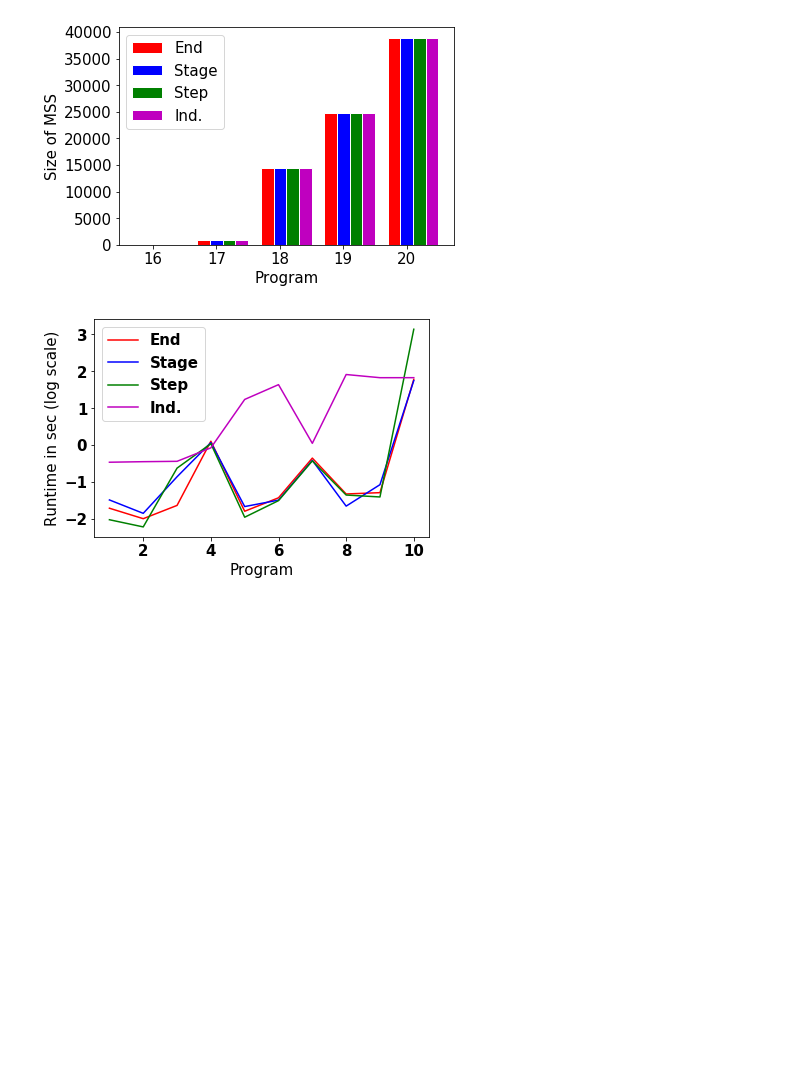
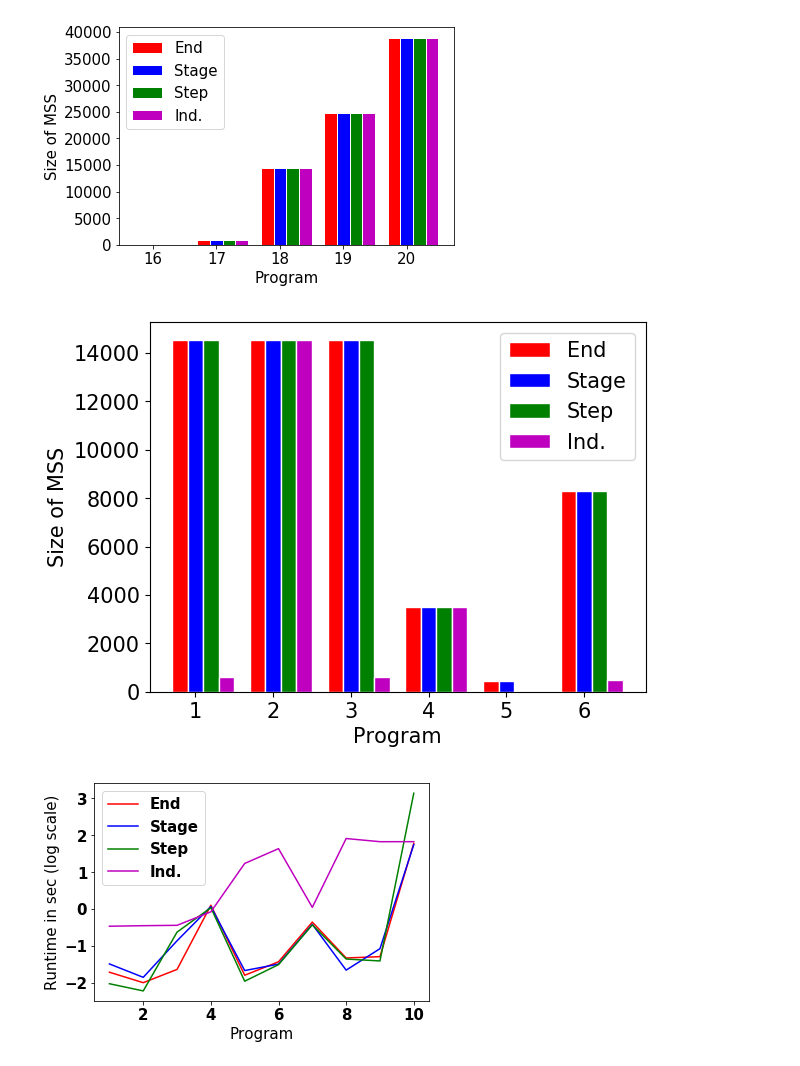
Before and after one commit to amirgilad/On-Multiple-Semantics-for-Declarative-Database-Repairs, a Jupyter notebook: Experiments/draw_graphs.ipynb, the cells around one changed output. Cells and saved outputs as stored; diff of their text form; code cells hidden in the pictures; blank space fills up the shorter version.

```diff
--- a/Experiments/draw_graphs.ipynb
+++ b/Experiments/draw_graphs.ipynb
@@ -57,6 +57,10 @@ draw_size_chart("C:\\Users\\user\\git\\causal-rules\\Experiments\\size_experimen
 draw_size_chart("C:\\Users\\user\\git\\causal-rules\\Experiments\\size_experiments_num_rules_programs.csv", start_prog=15)
 # %% [output]
 [figure]
+# %%
+draw_size_chart("C:\\Users\\user\\git\\causal-rules\\Experiments\\tpch_size_experiments_tpch_programs.csv")
+# %% [output]
+[figure, added]
 # %%
 def draw_line_runtime_chart(filename, start_prog=0):
     results = []
```
Also changed, not shown: parts of 12 cells of this notebook, 17 other files.
